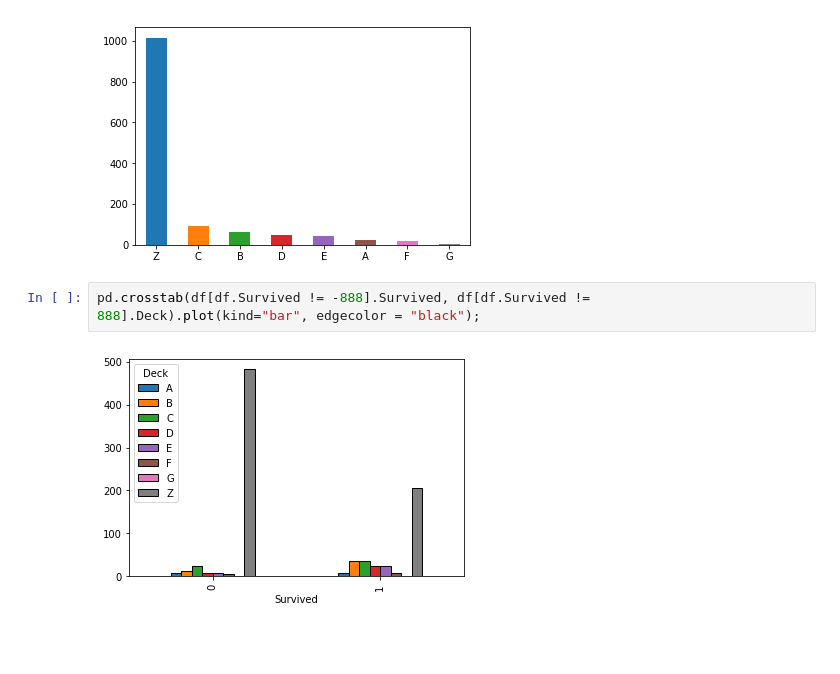
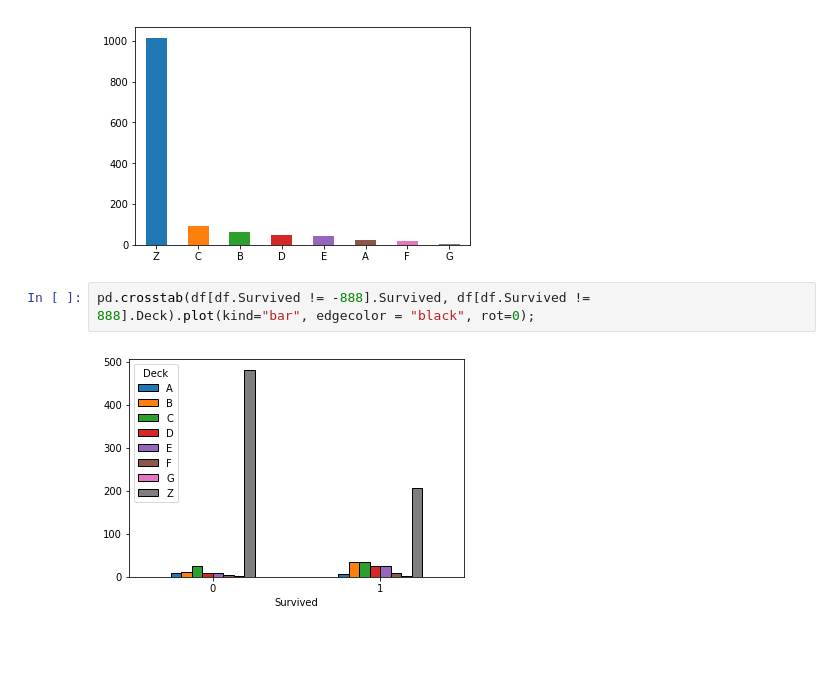
Before and after one commit to rahulkhanna2/titanic, a Jupyter notebook: notebooks/Exploring Processing Data.ipynb, the cells around one changed output. Saved outputs shown, nothing was run; the diff lists cells and outputs as text.

```diff
--- a/notebooks/Exploring Processing Data.ipynb
+++ b/notebooks/Exploring Processing Data.ipynb
@@ -831,9 +812,9 @@ G       5
 Name: Deck, dtype: int64
 [figure]
 # %%
-pd.crosstab(df[df.Survived != -888].Survived, df[df.Survived != 888].Deck).plot(kind="bar", edgecolor = "black");
+pd.crosstab(df[df.Survived != -888].Survived, df[df.Survived != 888].Deck).plot(kind="bar", edgecolor = "black", rot=0);
 # %% [output]
-[figure, old version]
+[figure, new version]
 # %% [markdown]
 #
 # %% [markdown]
```
Also changed, not shown: parts of 18 cells of this notebook, 1 other file.
